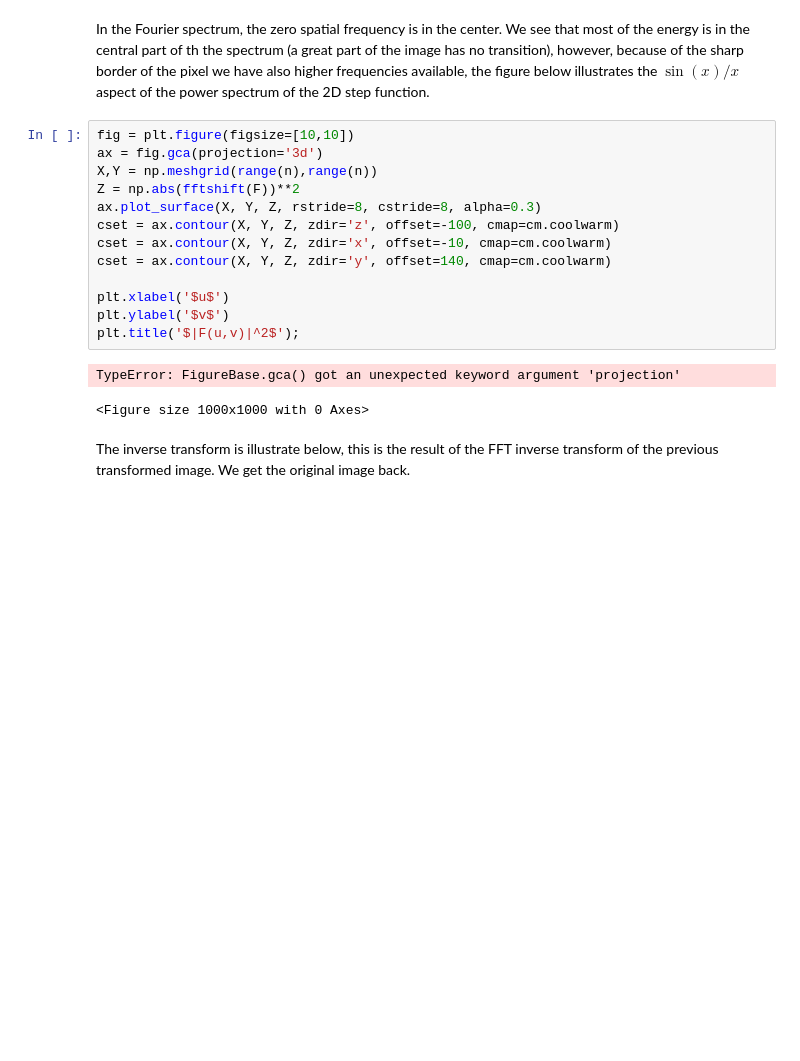
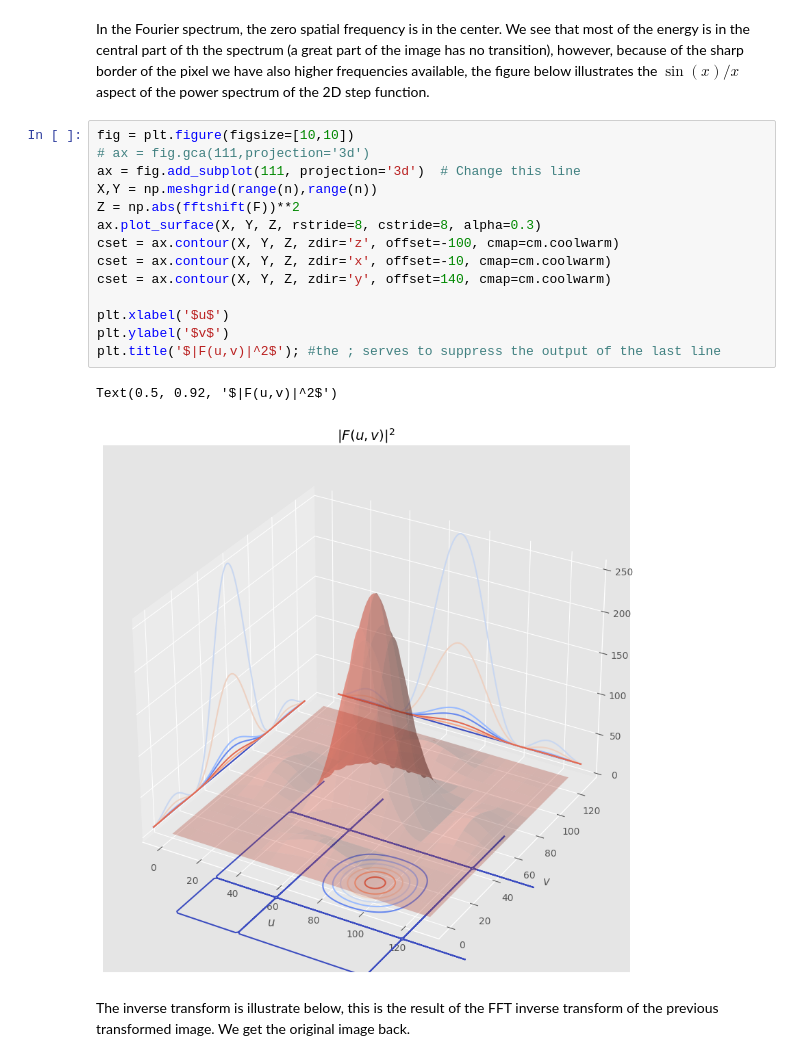
Before and after one commit to Exagor/info-h-500, a Jupyter notebook: docs/Low-level_image_processing/02-Linear_filtering.ipynb, the cells around one changed output. Drawn from its saved outputs; the diff is of its cells as text; blank space fills up the shorter version.

```diff
--- a/docs/Low-level_image_processing/02-Linear_filtering.ipynb
+++ b/docs/Low-level_image_processing/02-Linear_filtering.ipynb
@@ -307,20 +309,21 @@ plt.title('$|F(u,v)|^2$');
 In the Fourier spectrum, the zero spatial frequency is in the center. We see that most of the energy is in the central part of th the spectrum (a great part of the image has no transition), however, because of the sharp border of the pixel we have also higher frequencies available, the figure below illustrates the $\sin(x)/x$ aspect of the power spectrum of the 2D step function.
 # %%
 fig = plt.figure(figsize=[10,10])
-ax = fig.gca(projection='3d')
+# ax = fig.gca(111,projection='3d')
+ax = fig.add_subplot(111, projection='3d')  # Change this line
 X,Y = np.meshgrid(range(n),range(n))
 Z = np.abs(fftshift(F))**2
 ax.plot_surface(X, Y, Z, rstride=8, cstride=8, alpha=0.3)
 cset = ax.contour(X, Y, Z, zdir='z', offset=-100, cmap=cm.coolwarm)
 cset = ax.contour(X, Y, Z, zdir='x', offset=-10, cmap=cm.coolwarm)
 cset = ax.contour(X, Y, Z, zdir='y', offset=140, cmap=cm.coolwarm)
 
 plt.xlabel('$u$')
 plt.ylabel('$v$')
-plt.title('$|F(u,v)|^2$');
+plt.title('$|F(u,v)|^2$'); #the ; serves to suppress the output of the last line
 # %% [output]
-TypeError: FigureBase.gca() got an unexpected keyword argument 'projection'
+Text(0.5, 0.92, '$|F(u,v)|^2$')
-<Figure size 1000x1000 with 0 Axes>
+[figure, added]
 # %% [markdown]
 The inverse transform is illustrate below, this is the result of the FFT inverse transform of the previous transformed image. We get the original image back.
 # %%
```
Also changed, not shown: parts of 17 cells of this notebook, 7 other files.
